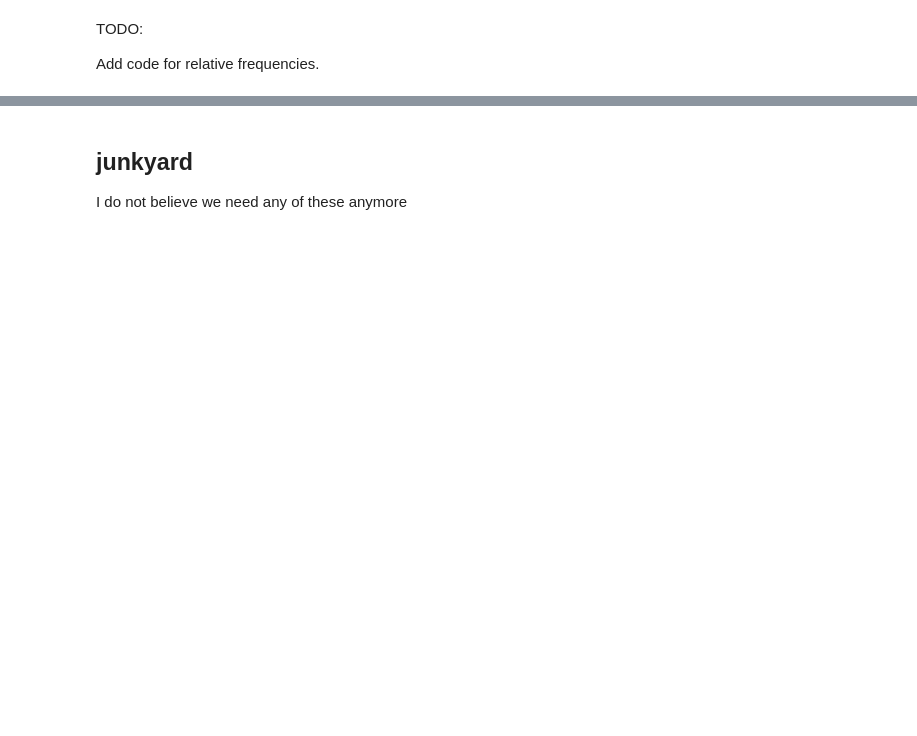
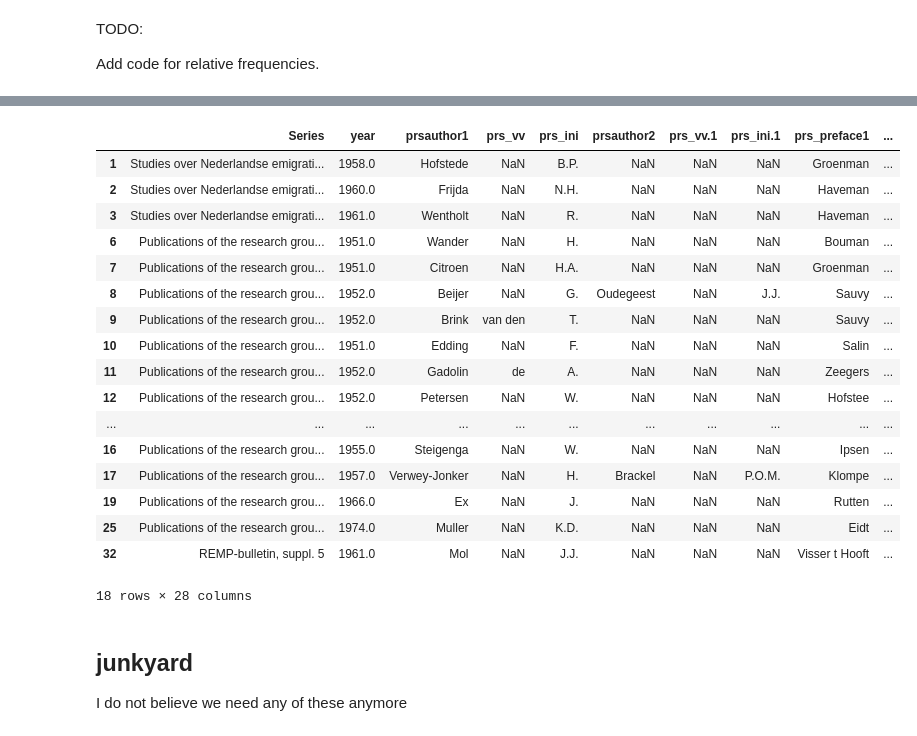
Before and after one commit to HoekR/migrant_discourse, a Jupyter notebook: notebooks/coalitions.ipynb, the cells around one changed output, grey strips where cells are left out. Saved outputs shown, nothing was run; the diff lists cells and outputs as text; code cells hidden in the pictures; blank space fills up the shorter version.

```diff
--- a/notebooks/coalitions.ipynb
+++ b/notebooks/coalitions.ipynb
@@ -218,3 +230,25 @@ Add code for relative frequencies.
+# %%
+network = pd.read_csv('../data/discourse_coalitionsNIOD2017.csv', sep=";", encoding="latin1")
+network.loc[network.prs_preface1.notna() ]
+# %% [output]
+|  | Series | year | prsauthor1 | prs_vv | prs_ini | prsauthor2 | prs_vv.1 | prs_ini.1 | prs_preface1 | ... |
+| 1 | Studies over Nederlandse emigrati... | 1958.0 | Hofstede | NaN | B.P. | NaN | NaN | NaN | Groenman | ... |
+| 2 | Studies over Nederlandse emigrati... | 1960.0 | Frijda | NaN | N.H. | NaN | NaN | NaN | Haveman | ... |
+| 3 | Studies over Nederlandse emigrati... | 1961.0 | Wentholt | NaN | R. | NaN | NaN | NaN | Haveman | ... |
+| 6 | Publications of the research grou... | 1951.0 | Wander | NaN | H. | NaN | NaN | NaN | Bouman | ... |
+| 7 | Publications of the research grou... | 1951.0 | Citroen | NaN | H.A. | NaN | NaN | NaN | Groenman | ... |
+| 8 | Publications of the research grou... | 1952.0 | Beijer | NaN | G. | Oudegeest | NaN | J.J. | Sauvy | ... |
+| 9 | Publications of the research grou... | 1952.0 | Brink | van den | T. | NaN | NaN | NaN | Sauvy | ... |
+| 10 | Publications of the research grou... | 1951.0 | Edding | NaN | F. | NaN | NaN | NaN | Salin | ... |
+| 11 | Publications of the research grou... | 1952.0 | Gadolin | de | A. | NaN | NaN | NaN | Zeegers | ... |
+| 12 | Publications of the research grou... | 1952.0 | Petersen | NaN | W. | NaN | NaN | NaN | Hofstee | ... |
+| ... | ... | ... | ... | ... | ... | ... | ... | ... | ... | ... |
+| 16 | Publications of the research grou... | 1955.0 | Steigenga | NaN | W. | NaN | NaN | NaN | Ipsen | ... |
+| 17 | Publications of the research grou... | 1957.0 | Verwey-Jonker | NaN | H. | Brackel | NaN | P.O.M. | Klompe | ... |
+| 19 | Publications of the research grou... | 1966.0 | Ex | NaN | J. | NaN | NaN | NaN | Rutten | ... |
+| 25 | Publications of the research grou... | 1974.0 | Muller | NaN | K.D. | NaN | NaN | NaN | Eidt | ... |
+| 32 | REMP-bulletin, suppl. 5 | 1961.0 | Mol | NaN | J.J. | NaN | NaN | NaN | Visser t Hooft | ... |
+18 rows × 28 columns
 # %% [markdown]
 ## junkyard
 
```
Also changed, not shown: parts of 8 cells of this notebook, 4 other files.
